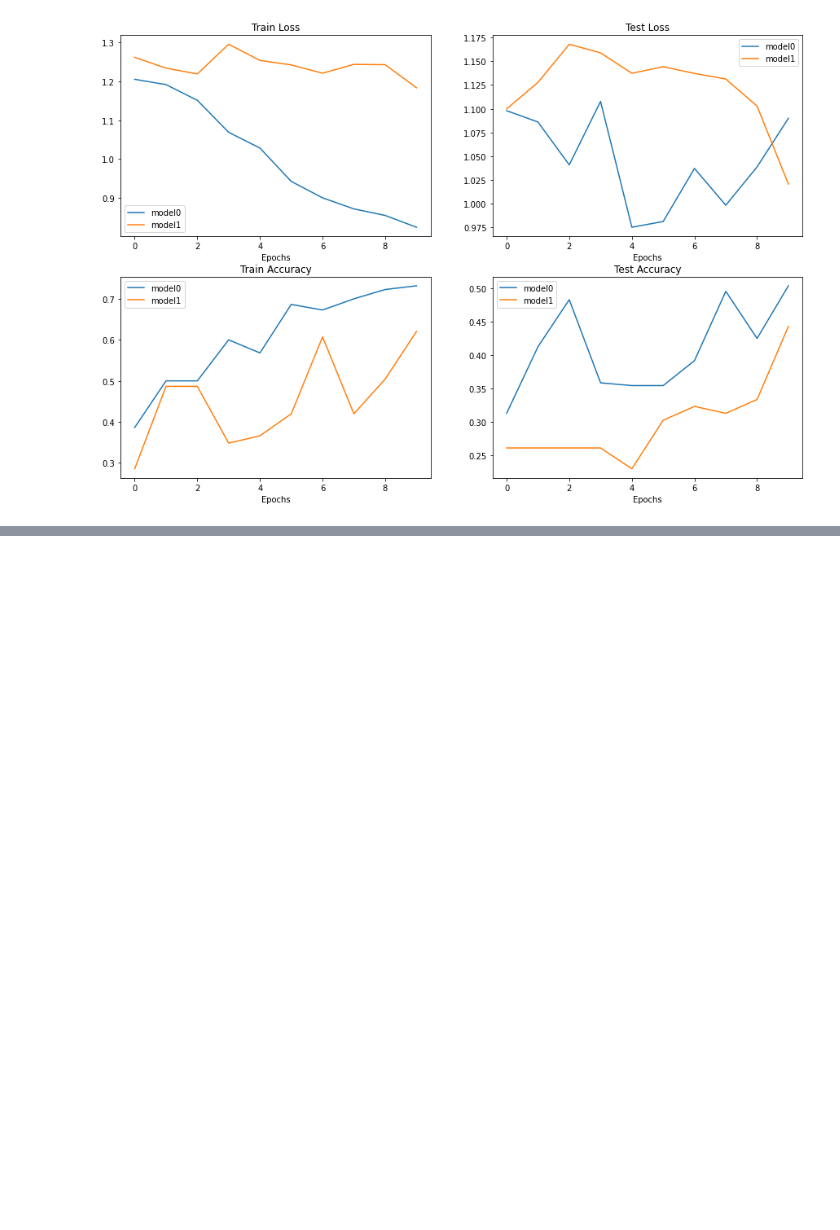
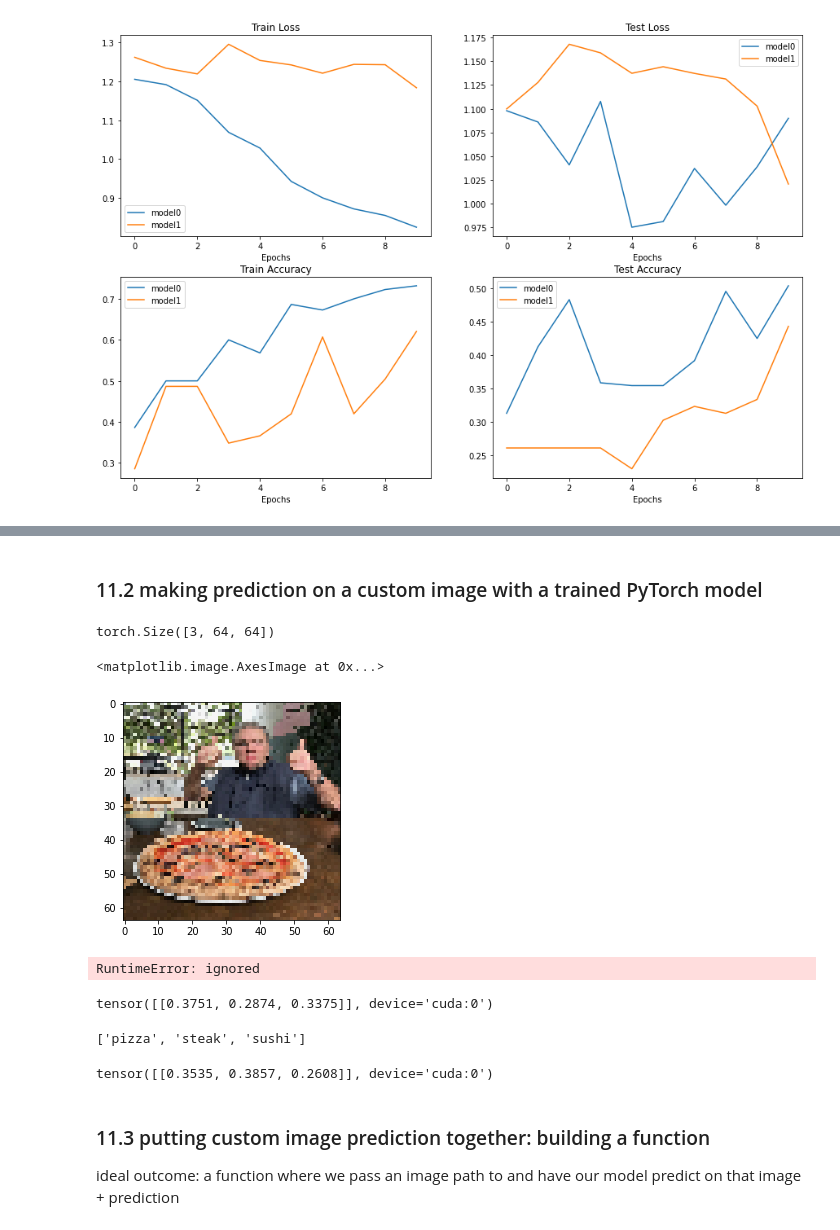
Before and after one commit to smbonilla/learningPyTorch, a Jupyter notebook: 04_pyTorchCustomDatasets.ipynb, the cells around one changed output, grey strips where cells are left out. Saved outputs shown, nothing was run; the diff lists cells and outputs as text; code cells hidden in the pictures; blank space fills up the shorter version.

```diff
--- a/04_pyTorchCustomDatasets.ipynb
+++ b/04_pyTorchCustomDatasets.ipynb
@@ -1166,0 +1212,31 @@ plt.legend()
+# %% [markdown]
+### 11.2 making prediction on a custom image with a trained PyTorch model
+# %%
+# try to make a prediction on an image
+from torchvision import transforms
+
+# convert data type of custom image
+# also color channel is 0-255 and we need it in 0-1 - divide by 255
+customImage = torchvision.io.read_image(str(customImagePath)).type(torch.float32)/255
+
+# resize - need a transform pipeline
+customImageTransform = transforms.Compose([
+    transforms.Resize(size=(64,64))
+])
+customImageTransformed = customImageTransform(customImage)
+
+customImageTransformed.shape
+# %% [output]
+torch.Size([3, 64, 64])
+# %%
+plt.imshow(customImageTransformed.permute(1,2,0))
+# %% [output]
+<matplotlib.image.AxesImage at 0x...>
+[figure, added]
+# %%
+# this will error: no batch size
+model1.eval()
+with torch.inference_mode():
+  customImagePred = model1(customImageTransformed.to(device))
+# %% [output]
+RuntimeError: ignored
@@ -1166,0 +1247,19 @@ plt.legend()
+# %%
+torch.softmax(customImagePred,dim=1).argmax(dim=1)
+# %% [output]
+tensor([[0.3751, 0.2874, 0.3375]], device='cuda:0')
+# %%
+classNames
+# %% [output]
+['pizza', 'steak', 'sushi']
+# %%
+model0.eval()
+with torch.inference_mode():
+  othermodelPred = model0(customImageTransformed.to(device).unsqueeze(0))
+torch.softmax(othermodelPred,dim=1)
+# %% [output]
+tensor([[0.3535, 0.3857, 0.2608]], device='cuda:0')
+# %% [markdown]
+### 11.3 putting custom image prediction together: building a function
+
+ideal outcome: a function where we pass an image path to and have our model predict on that image + prediction
```
Also changed, not shown: parts of 9 cells of this notebook.
